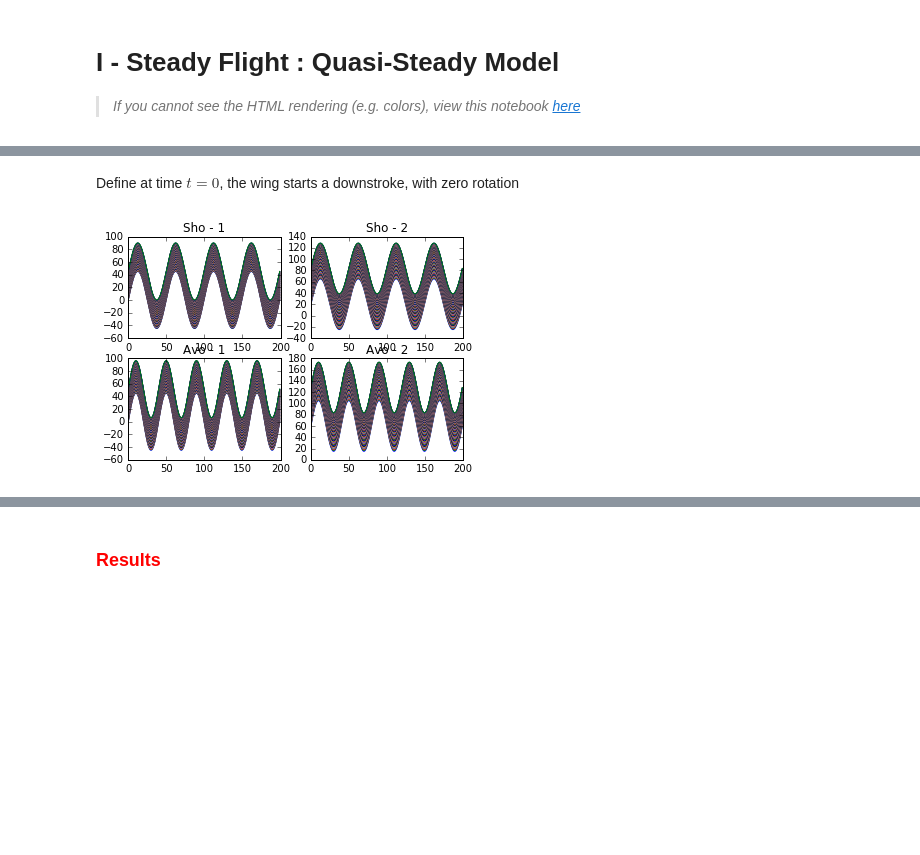
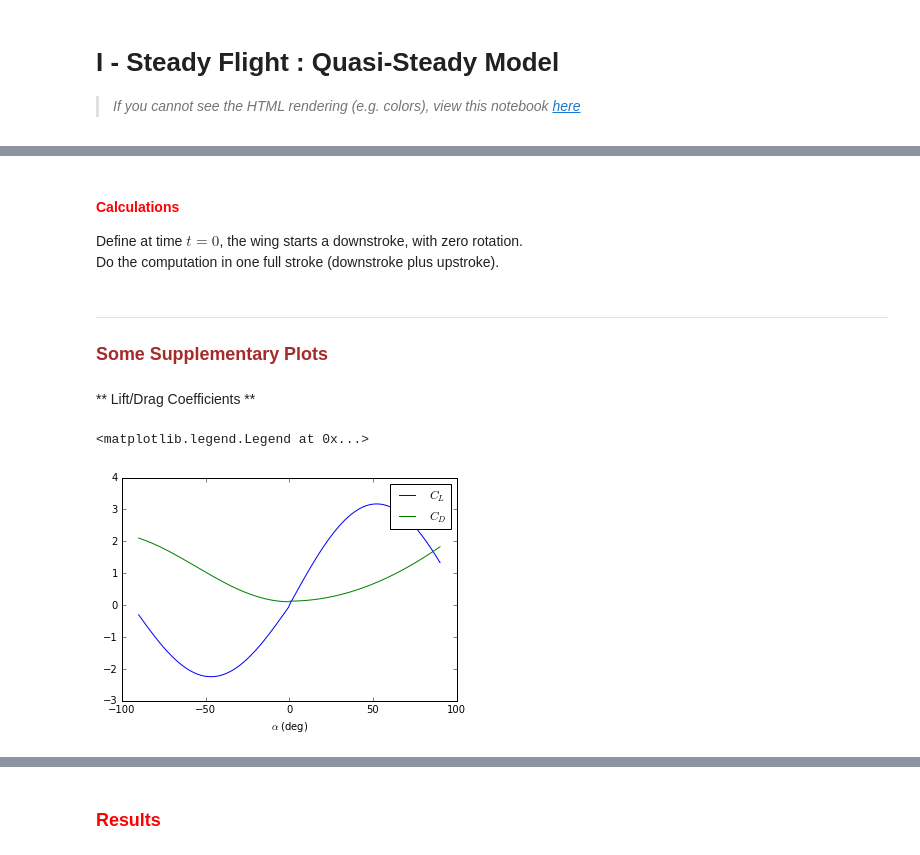
Before and after one commit to Ravirajadrangi/Biomechanics-of-Flight., a Jupyter notebook: dynamics/QS.ipynb, the cells around one changed output, grey strips where cells are left out. Cells and saved outputs as stored; diff of their text form; code cells hidden in the pictures; blank space fills up the shorter version.

Commit message:
done QS forces; checked with supp plots

```diff
--- a/dynamics/QS.ipynb
+++ b/dynamics/QS.ipynb
@@ -112,2 +163,4 @@ import matplotlib.pyplot as plt
 # %% [markdown]
-Define at time $t=0$, the wing starts a downstroke, with zero rotation
+#### <font color="red">Calculations</font>
+Define at time $t=0$, the wing starts a downstroke, with zero rotation.<br>
+Do the computation in one full stroke (downstroke plus upstroke).
@@ -159,22 +166,0 @@ v_tot_sho_2 = np.sqrt(v_body_1**2 + v_wing_sho**2 - \
-# %%
-plt.subplot(221)
-for i in range(alpha_sho_1.shape[0]):
-    plt.plot(alpha_sho_1[i])
-    plt.title('Sho - 1')
-
-plt.subplot(222)
-for i in range(alpha_sho_2.shape[0]):
-    plt.plot(alpha_sho_2[i])
-    plt.title('Sho - 2')
-
-plt.subplot(223)
-for i in range(alpha_avo_1.shape[0]):
-    plt.plot(alpha_avo_1[i])
-    plt.title('Avo - 1')
-
-plt.subplot(224)
-for i in range(alpha_avo_2.shape[0]):
-    plt.plot(alpha_avo_2[i])
-    plt.title('Avo - 2')
-# %% [output]
-[figure, removed]
@@ -181,30 +177,31 @@ for i in range(alpha_avo_2.shape[0]):
+# %% [markdown]
+---
+### <font color="brown">Some Supplementary Plots </font>
+# %% [markdown]
+** Lift/Drag Coefficients **
 # %%
 def lift_drag_coeff(alpha):
-    ## initialize
     C_L,C_D = np.zeros(alpha.shape),np.zeros(alpha.shape)
 
-    for ((i,j),alp) in np.ndenumerate(alpha):
+    for (i,alp) in enumerate(alpha):
         if alp >= 0:
-            a_L = np.deg2rad(0.0301*alp+4.7124)
-            a_D = np.deg2rad(0.0073*alp+3.1416)
-            C_L[i,j] = 0.0031 + 1.5842 * np.cos(a_L)
-            C_D[i,j] = 8.3171 + 8.1909 * np.cos(a_D)
+            a_L = 0.0301*alp+4.7124
+            a_D = 0.0073*alp+3.1416
+            C_L[i] = (0.0031 + 1.5842 * np.cos(a_L)) * 2
+            C_D[i] =  8.3171 + 8.1909 * np.cos(a_D)
         else:
-            a_L = np.deg2rad(0.0332*alp+4.6963)
-            a_D = np.deg2rad(0.0281*alp+1.277)
-            C_L[i,j] = 0.0028 + 1.1251 * np.cos(a_L)
-            C_D[i,j] = 1.1993 + 1.0938 * np.cos(a_D)
+            a_L = 0.0332*alp+4.6963
+            a_D = 0.0281*alp+3.1277
+            C_L[i] = (0.0028 + 1.1251 * np.cos(a_L)) * 2
+            C_D[i] =  1.1993 + 1.0938 * np.cos(a_D)
 
     return C_L, C_D
-
-def transl_forces(c,r,v,alpha,rho=rho_air):
-    """
-    Returns the translational forces at each time stamp
-    """
-    pref = 0.5*rho*c
-    C_L,C_D = lift_drag_coeff(alpha)
-
-    F_L = np.trapz(pref*v**2*C_L,r,axis=0).to(u.kg*u.m/u.s**2)
-    F_D = np.trapz(pref*v**2*C_D,r,axis=0).to(u.kg*u.m/u.s**2)
-
-    return F_L, F_D
+# %%
+test_alpha = np.linspace(-90.,90.,200)
+test_cl,test_cd = lift_drag_coeff(alpha=test_alpha)
+plt.plot(test_alpha,test_cl,'b',label=r'$C_L$')
+plt.plot(test_alpha,test_cd,'g',label=r'$C_D$')
+plt.xlabel(r'$\alpha$ (deg)'); plt.legend()
+# %% [output]
+<matplotlib.legend.Legend at 0x...>
+[figure, added]
```
Also changed, not shown: parts of 21 cells of this notebook, 2 other files.
